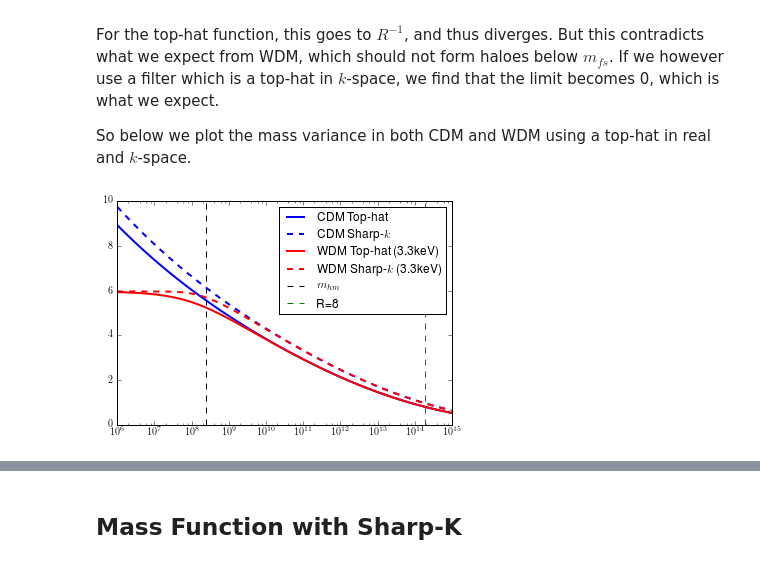
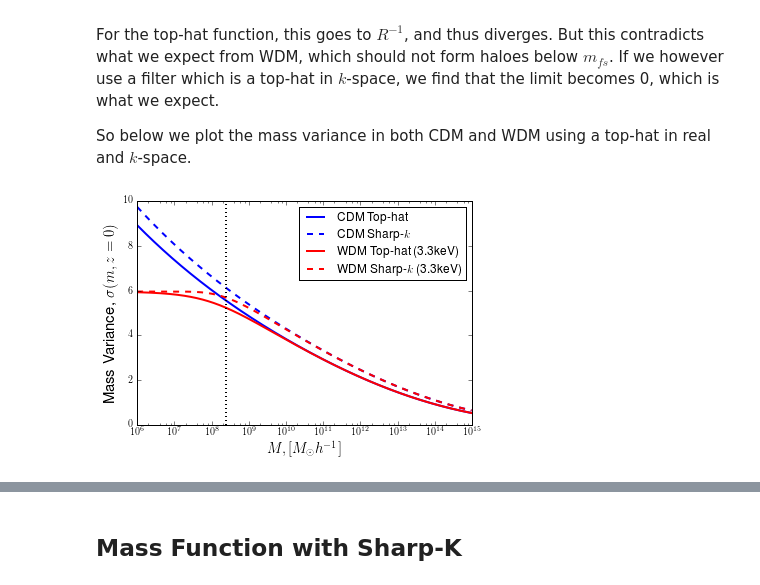
Before and after one commit to steven-murray/WDM_devel, a Jupyter notebook: Development of WDM.ipynb, the cells around one changed output, grey strips where cells are left out. Cells and saved outputs as stored; diff of their text form; code cells hidden in the pictures.

```diff
--- a/Development of WDM.ipynb
+++ b/Development of WDM.ipynb
@@ -109,27 +111,30 @@ So below we plot the mass variance in both CDM and WDM using a top-hat in real a
 # %%
 ## Unfortunately as it stands have to hack this
 try:
     del cdm_mf.filter_params['c']
 except KeyError:
     pass
 
 wdm_mf = MassFunctionWDM(wdm_mass=3.3,Mmin=6,filter="TopHat")
 cdm_mf.update(z=0,Mmin=6,filter="TopHat")
 
 plt.plot(cdm_mf.M,cdm_mf.sigma,label="CDM Top-hat",lw=2,color="b")
 cdm_mf.update(filter="SharpK",filter_params={"c":2.5})
 plt.plot(cdm_mf.M,cdm_mf.sigma,label=r"CDM Sharp-$k$",lw=2,ls="--",color="b")
+
 plt.plot(wdm_mf.M,wdm_mf.sigma,label="WDM Top-hat (3.3keV)",lw=2,color="r")
 wdm_mf.update(filter="SharpK",filter_params={"c":2.5})
 plt.plot(wdm_mf.M,wdm_mf.sigma,label=r"WDM Sharp-$k$ (3.3keV)",lw=2,ls="--",color="r")
 
-plt.vlines([wdm_mf._wdm.m_hm.value],0,10,linestyles="dashed",label=r"$m_{hm}$")
-plt.vlines([4.*pi*8**3 * cdm_mf.mean_density.value/3.],0,10,linestyles="dashed",color="g",label="R=8")
-
+plt.axvline(wdm_mf._wdm.m_hm.value,ls=":",lw=2,color="k")
+plt.ylabel(r"Mass Variance, $\sigma(m,z=0)$",fontsize=15)
+plt.xlabel(r"$M, [M_\odot h^{-1}]$",fontsize=15)
 plt.legend(loc=0)
 plt.xscale('log')
+
+savefig("devel_figs/mass_variance.pdf")
 # %% [output]
-[figure, old version]
+[figure, new version]
 # %% [markdown]
 We see that in the WDM case, the mass variance asymptotes to a constant at low mass, because the integral is truncated. Compare to Benson+12: <img src="benson_sigma.jpg">.
 
```
Also changed, not shown: parts of 5 cells of this notebook, 24 other files.
